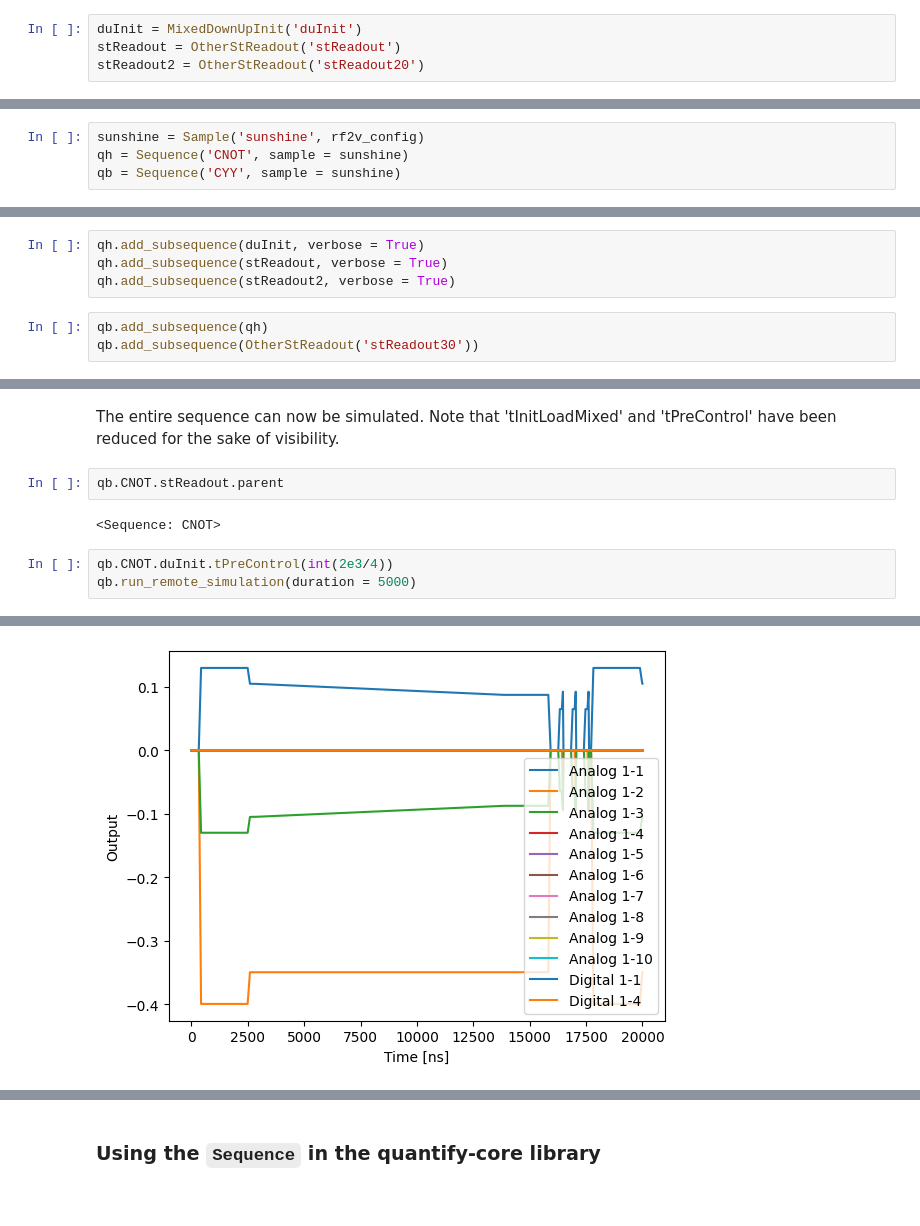
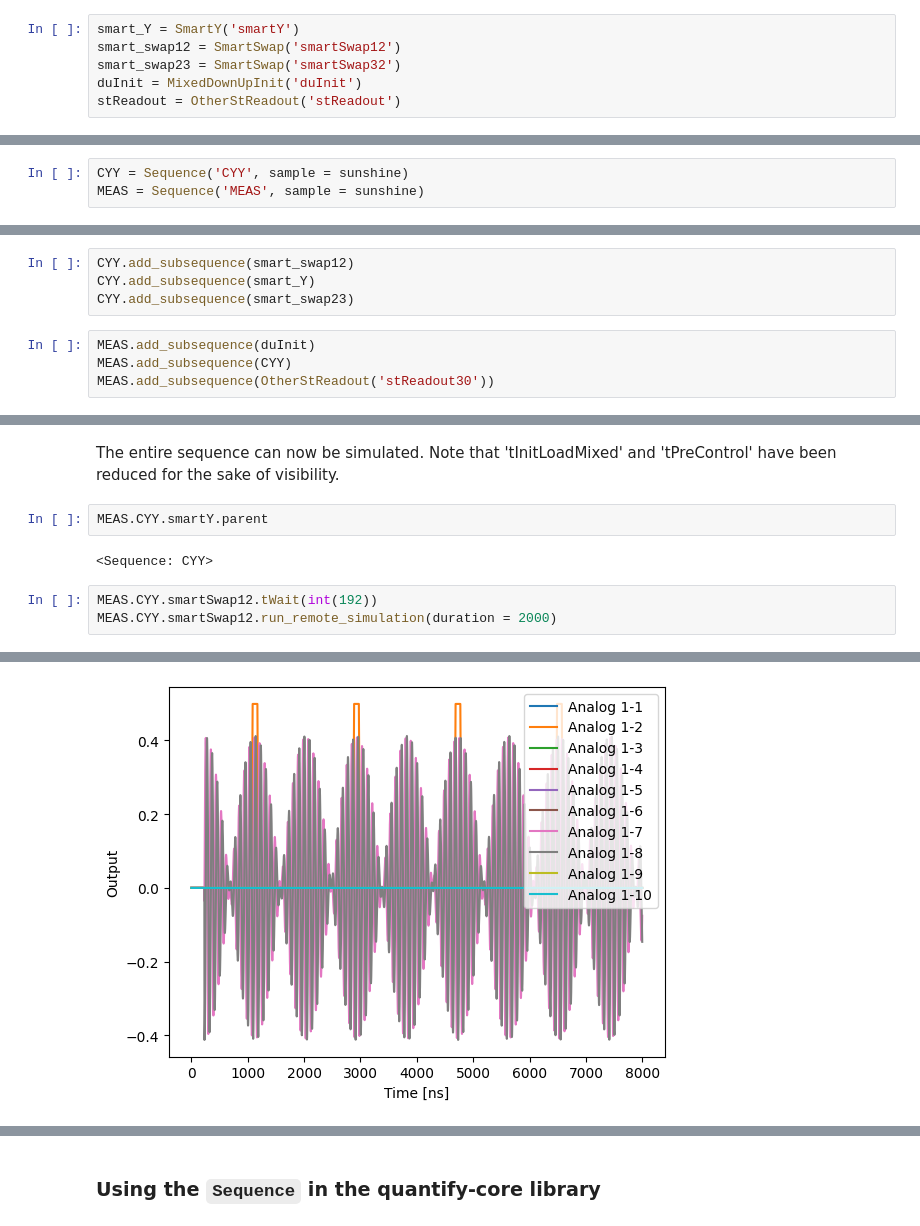
Before and after one commit to andncl/arbok, a Jupyter notebook: arbok/examples/user_guide.ipynb, the cells around one changed output, grey strips where cells are left out. Saved outputs shown, nothing was run; the diff lists cells and outputs as text.

```diff
--- a/arbok/examples/user_guide.ipynb
+++ b/arbok/examples/user_guide.ipynb
@@ -27,4 +31,6 @@ Firstly we instanciate `Sequence` objects describing initialization and readout
 # %%
+smart_Y = SmartY('smartY')
+smart_swap12 = SmartSwap('smartSwap12')
+smart_swap23 = SmartSwap('smartSwap32')
 duInit = MixedDownUpInit('duInit')
 stReadout = OtherStReadout('stReadout')
-stReadout2 = OtherStReadout('stReadout20')
@@ -31,18 +55,18 @@ stReadout2 = OtherStReadout('stReadout20')
 # %% [markdown]
 Next a `Sample` object is created containing the device config. With this we can create an empty `Sequence` that we will populate with other sequences in the following
 # %%
-sunshine = Sample('sunshine', rf2v_config)
-qh = Sequence('CNOT', sample = sunshine)
-qb = Sequence('CYY', sample = sunshine)
+CYY = Sequence('CYY', sample = sunshine)
+MEAS = Sequence('MEAS', sample = sunshine)
 # %% [markdown]
 Note how parameters that have already been defined in 'qh' are skipped.
 # %%
-qh.add_subsequence(duInit, verbose = True)
-qh.add_subsequence(stReadout, verbose = True)
-qh.add_subsequence(stReadout2, verbose = True)
+CYY.add_subsequence(smart_swap12)
+CYY.add_subsequence(smart_Y)
+CYY.add_subsequence(smart_swap23)
 # %%
-qb.add_subsequence(qh)
-qb.add_subsequence(OtherStReadout('stReadout30'))
+MEAS.add_subsequence(duInit)
+MEAS.add_subsequence(CYY)
+MEAS.add_subsequence(OtherStReadout('stReadout30'))
 # %% [markdown]
 Hereby the QCoDeS `Parameter`s describing the respective sequenes are referenced
 in the containing `Sequence`. Therefore changes in the subsequences take effect
@@ -67,10 +80,10 @@ qh.duInit.root_instrument
 # %% [markdown]
 The entire sequence can now be simulated. Note that 'tInitLoadMixed' and 'tPreControl' have been reduced for the sake of visibility.
 # %%
-qb.CNOT.stReadout.parent
+MEAS.CYY.smartY.parent
 # %% [output]
-<Sequence: CNOT>
+<Sequence: CYY>
 # %%
-qb.CNOT.duInit.tPreControl(int(2e3/4))
-qb.run_remote_simulation(duration = 5000)
+MEAS.CYY.smartSwap12.tWait(int(192))
+MEAS.CYY.smartSwap12.run_remote_simulation(duration = 2000)
 # %% [output]
@@ -80 +93 @@ qb.run_remote_simulation(duration = 5000)
-[figure, old version]
+[figure, new version]
```
Also changed, not shown: parts of 26 cells of this notebook, 17 other files.
